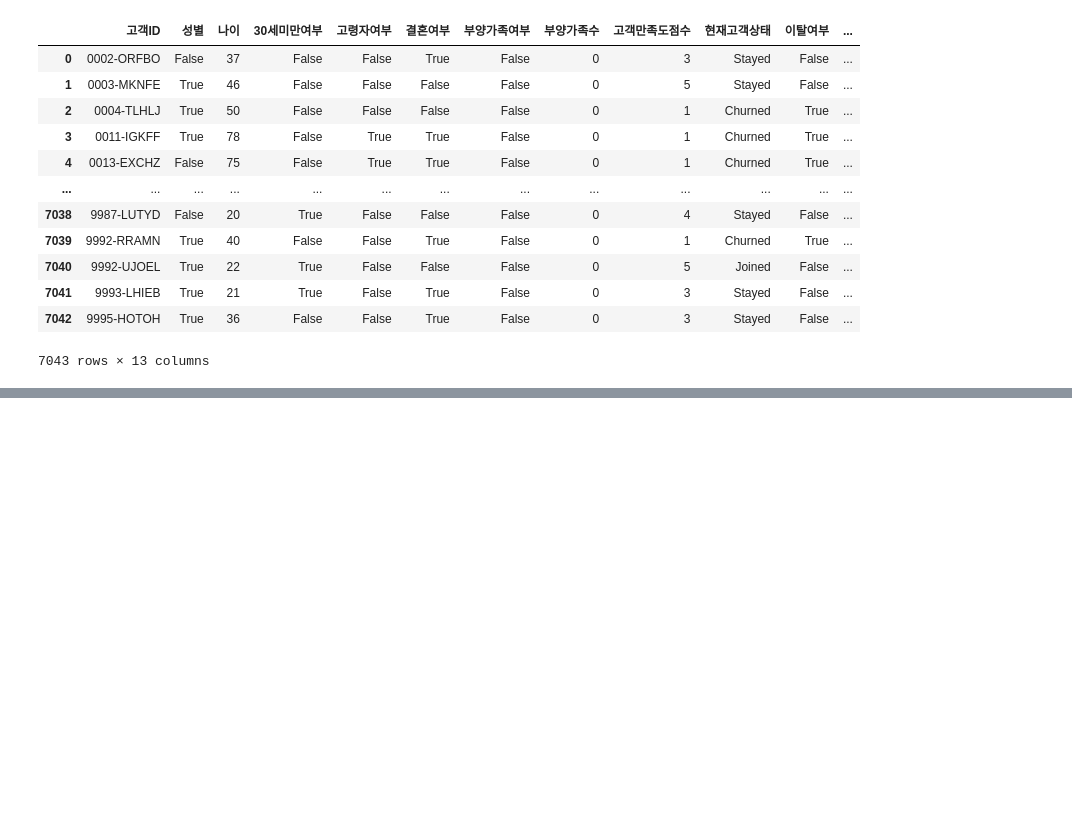
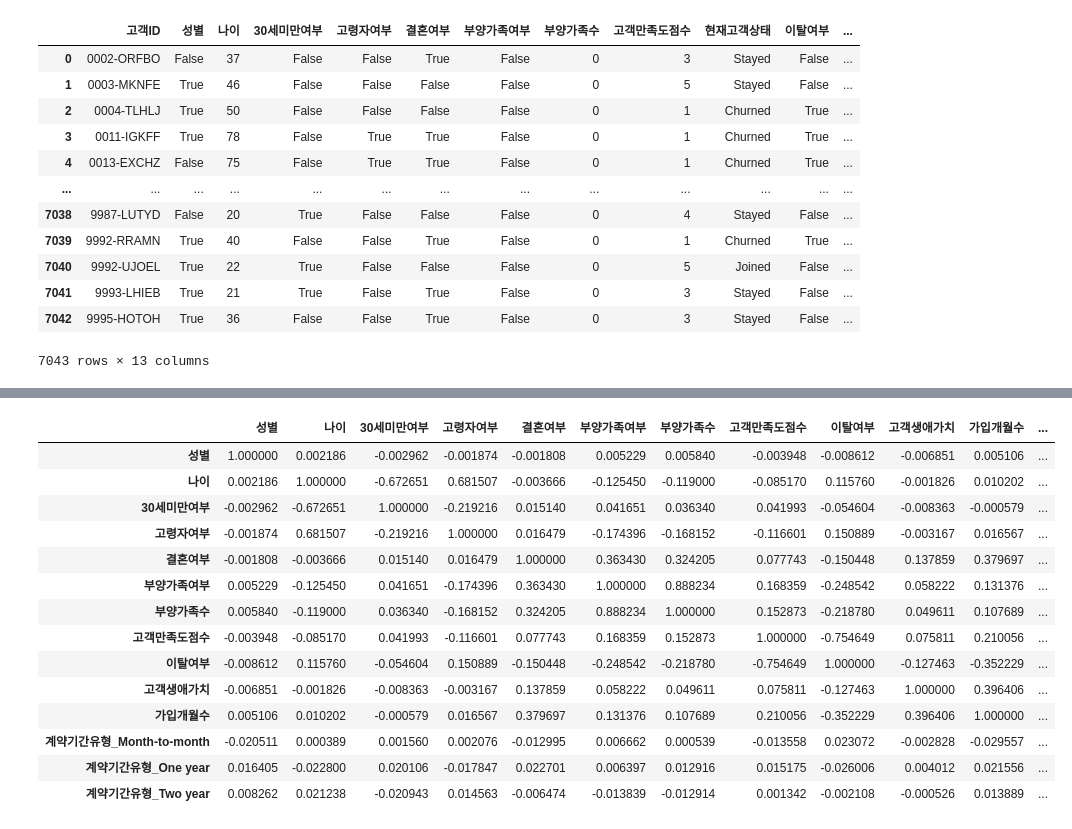
Before and after one commit to Blche/midproject_8, a Jupyter notebook: members/문세희/이탈률 감소방향_가입개월수, 계약기간.ipynb, the cells around one changed output, grey strips where cells are left out. Drawn from its saved outputs; the diff is of its cells as text; code cells hidden in the pictures; blank space fills up the shorter version.

```diff
--- a/members/문세희/이탈률 감소방향_가입개월수, 계약기간.ipynb
+++ b/members/문세희/이탈률 감소방향_가입개월수, 계약기간.ipynb
@@ -199,0 +324,23 @@ demo_stat
+# %%
+numeric_df = demo_stat.select_dtypes(include=['number', 'bool'])
+# %%
+final_df2 = pd.concat([numeric_df, contract], axis=1)
+# %%
+correlation_matrix2 = final_df2.corr()
+correlation_matrix2
+# %% [output]
+|  | 성별 | 나이 | 30세미만여부 | 고령자여부 | 결혼여부 | 부양가족여부 | 부양가족수 | 고객만족도점수 | 이탈여부 | 고객생애가치 | 가입개월수 | ... |
+| 성별 | 1.000000 | 0.002186 | -0.002962 | -0.001874 | -0.001808 | 0.005229 | 0.005840 | -0.003948 | -0.008612 | -0.006851 | 0.005106 | ... |
+| 나이 | 0.002186 | 1.000000 | -0.672651 | 0.681507 | -0.003666 | -0.125450 | -0.119000 | -0.085170 | 0.115760 | -0.001826 | 0.010202 | ... |
+| 30세미만여부 | -0.002962 | -0.672651 | 1.000000 | -0.219216 | 0.015140 | 0.041651 | 0.036340 | 0.041993 | -0.054604 | -0.008363 | -0.000579 | ... |
+| 고령자여부 | -0.001874 | 0.681507 | -0.219216 | 1.000000 | 0.016479 | -0.174396 | -0.168152 | -0.116601 | 0.150889 | -0.003167 | 0.016567 | ... |
+| 결혼여부 | -0.001808 | -0.003666 | 0.015140 | 0.016479 | 1.000000 | 0.363430 | 0.324205 | 0.077743 | -0.150448 | 0.137859 | 0.379697 | ... |
+| 부양가족여부 | 0.005229 | -0.125450 | 0.041651 | -0.174396 | 0.363430 | 1.000000 | 0.888234 | 0.168359 | -0.248542 | 0.058222 | 0.131376 | ... |
+| 부양가족수 | 0.005840 | -0.119000 | 0.036340 | -0.168152 | 0.324205 | 0.888234 | 1.000000 | 0.152873 | -0.218780 | 0.049611 | 0.107689 | ... |
+| 고객만족도점수 | -0.003948 | -0.085170 | 0.041993 | -0.116601 | 0.077743 | 0.168359 | 0.152873 | 1.000000 | -0.754649 | 0.075811 | 0.210056 | ... |
+| 이탈여부 | -0.008612 | 0.115760 | -0.054604 | 0.150889 | -0.150448 | -0.248542 | -0.218780 | -0.754649 | 1.000000 | -0.127463 | -0.352229 | ... |
+| 고객생애가치 | -0.006851 | -0.001826 | -0.008363 | -0.003167 | 0.137859 | 0.058222 | 0.049611 | 0.075811 | -0.127463 | 1.000000 | 0.396406 | ... |
+| 가입개월수 | 0.005106 | 0.010202 | -0.000579 | 0.016567 | 0.379697 | 0.131376 | 0.107689 | 0.210056 | -0.352229 | 0.396406 | 1.000000 | ... |
+| 계약기간유형_Month-to-month | -0.020511 | 0.000389 | 0.001560 | 0.002076 | -0.012995 | 0.006662 | 0.000539 | -0.013558 | 0.023072 | -0.002828 | -0.029557 | ... |
+| 계약기간유형_One year | 0.016405 | -0.022800 | 0.020106 | -0.017847 | 0.022701 | 0.006397 | 0.012916 | 0.015175 | -0.026006 | 0.004012 | 0.021556 | ... |
+| 계약기간유형_Two year | 0.008262 | 0.021238 | -0.020943 | 0.014563 | -0.006474 | -0.013839 | -0.012914 | 0.001342 | -0.002108 | -0.000526 | 0.013889 | ... |
```
Also changed, not shown: parts of 22 cells of this notebook, 1 other file.
